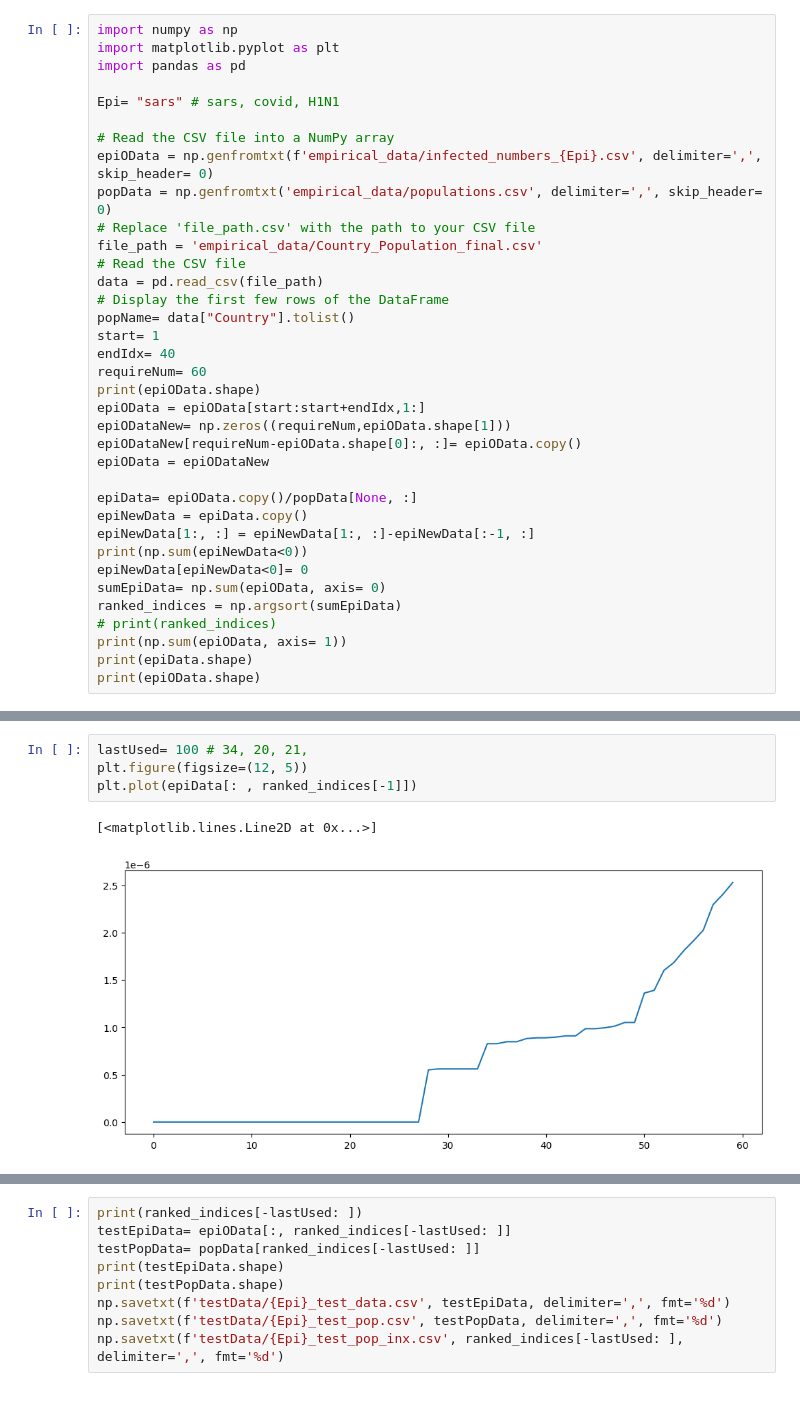
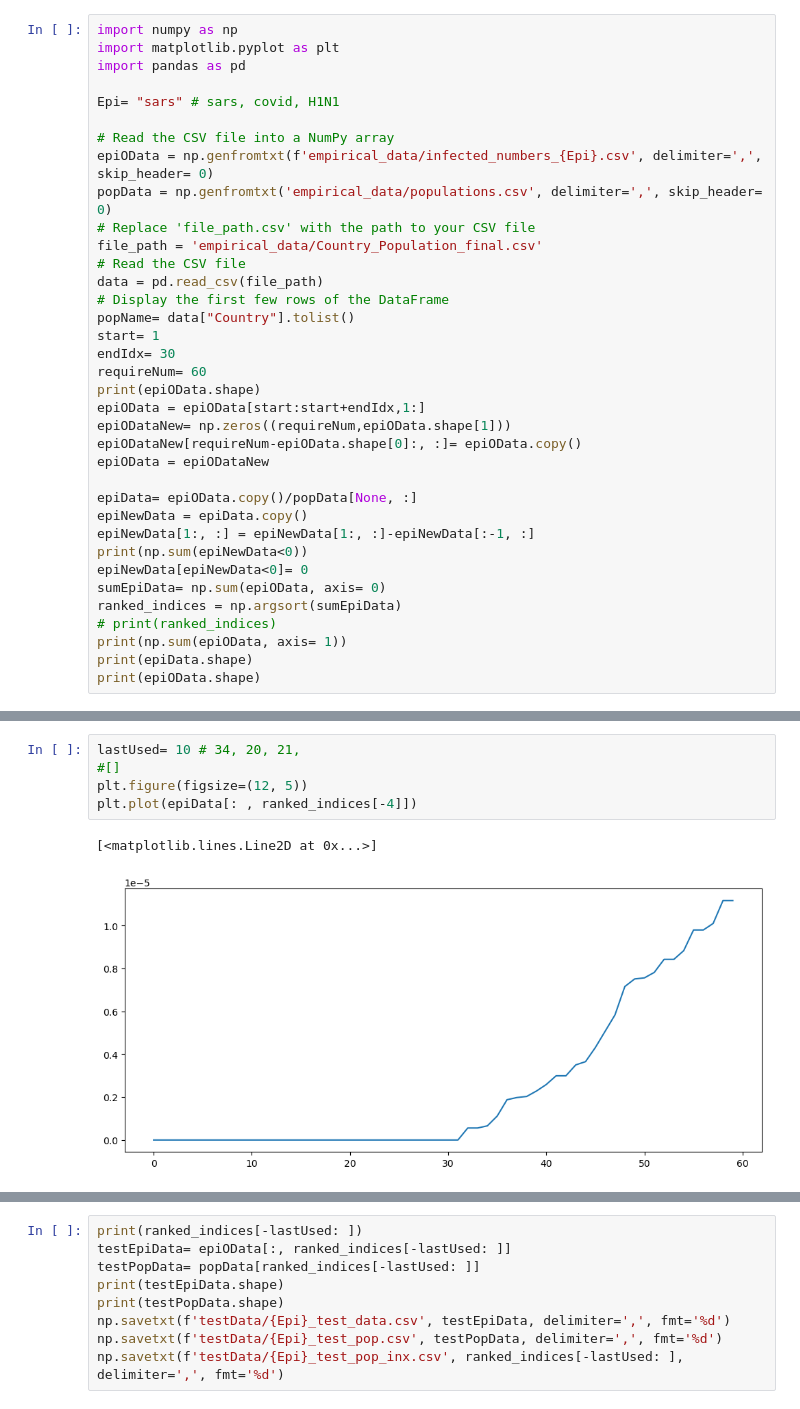
Before and after one commit to bizhili/Topology_Learning_Epis, a Jupyter notebook: readDataCovid.ipynb, the cells around one changed output, grey strips where cells are left out. Cells and saved outputs as stored; diff of their text form.

```diff
--- a/readDataCovid.ipynb
+++ b/readDataCovid.ipynb
@@ -15,7 +15,7 @@ data = pd.read_csv(file_path)
 # Display the first few rows of the DataFrame
 popName= data["Country"].tolist()
 start= 1
-endIdx= 40
+endIdx= 30
 requireNum= 60
 print(epiOData.shape)
 epiOData = epiOData[start:start+endIdx,1:]
@@ -45,11 +45,12 @@ print(epiOData.shape)
 (60, 234)
 (60, 234)
 # %%
-lastUsed= 100 # 34, 20, 21,
+lastUsed= 10 # 34, 20, 21,
+#[]
 plt.figure(figsize=(12, 5))
-plt.plot(epiData[: , ranked_indices[-1]])
+plt.plot(epiData[: , ranked_indices[-4]])
 # %% [output]
 [<matplotlib.lines.Line2D at 0x...>]
-[figure, old version]
+[figure, new version]
 # %%
 print([popName[i] for i in ranked_indices[-lastUsed: ]])
```
Also changed, not shown: parts of 2 cells of this notebook, 11 other files.
